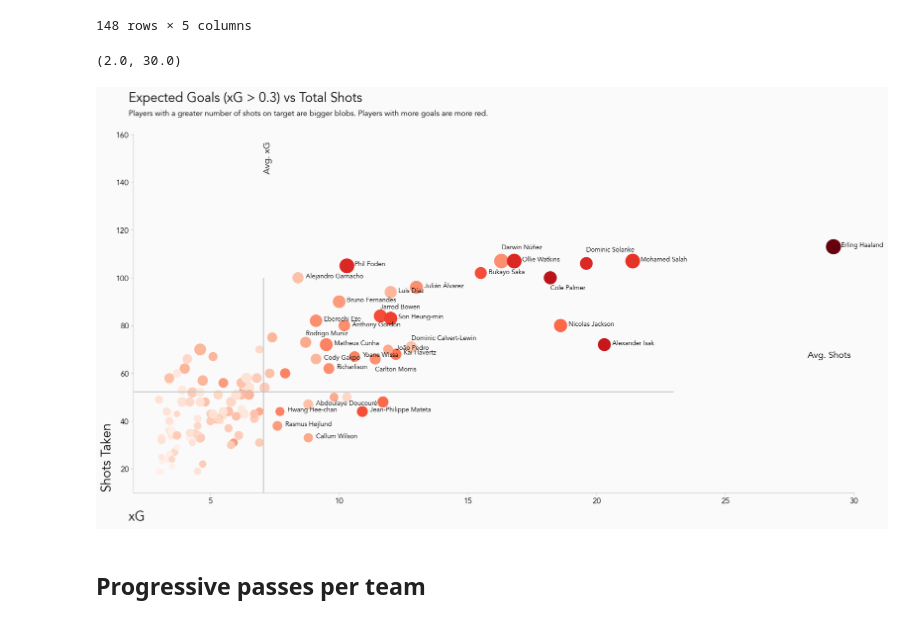
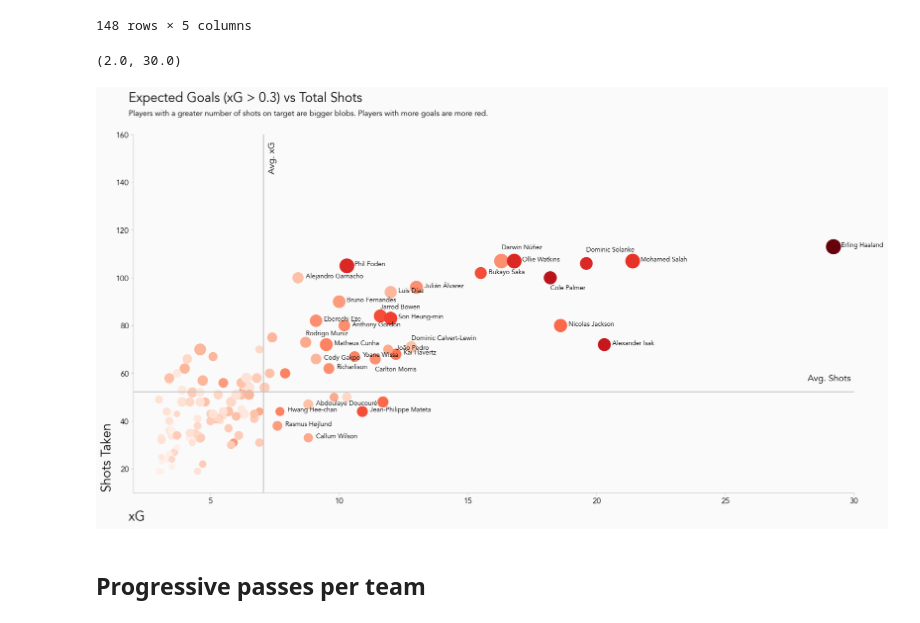
Before and after one commit to jamesdidathing/football_analysis, a Jupyter notebook: projects/prem_2023_analysis.ipynb, the cells around one changed output. Drawn from its saved outputs; the diff is of its cells as text; code cells hidden in the pictures.

```diff
--- a/projects/prem_2023_analysis.ipynb
+++ b/projects/prem_2023_analysis.ipynb
@@ -255,38 +255,38 @@ for i, txt in enumerate(labels):
     else:
         pass
 
 # Change plot spines
 ax.spines['right'].set_visible(False)
 ax.spines['top'].set_visible(False)
 ax.spines['left'].set_color('#ccc8c8')
 ax.spines['bottom'].set_color('#ccc8c8')
 
 # Change ticks
 plt.tick_params(axis='x', labelsize=12, color='#ccc8c8')
 plt.tick_params(axis='y', labelsize=12, color='#ccc8c8')
 
 # Add average lines
-plt.hlines(y.mean(), 2, 23, color='#c2c1c0')
-plt.vlines(x.mean(), 10,100, color='#c2c1c0')
+plt.hlines(y.mean(), 2, 30, color='#c2c1c0')
+plt.vlines(x.mean(), 10,160, color='#c2c1c0')
 
 ## Avg line titles
-fig.text(.85,.4,'Avg. Shots', size=14, color='black')
-fig.text(.265,.8,'Avg. xG', size=14, color='black',rotation=90)
+fig.text(.85,.35,'Avg. Shots', size=14, color='black')
+fig.text(.27,.8,'Avg. xG', size=14, color='black',rotation=90)
 
 ## Title & comment
 fig.text(.12,.95,'Expected Goals (xG > 0.3) vs Total Shots',size=20)
 fig.text(.12,.92,'Players with a greater number of shots on target are bigger blobs. Players with more goals are more red.', size=12)
 
 ## Avg line explanation
 fig.text(.09,.12,'Shots Taken', size=20, color='black',rotation=90)
 fig.text(.12,0.05,'xG', size=20, color='black')
 
 fig.set_size_inches(20,10)
 ax.set_ylim(10, 160)
 ax.set_xlim(2, 30)
 # %% [output]
 (2.0, 30.0)
-[figure, old version]
+[figure, new version]
 # %% [markdown]
 ## Progressive passes per team
 # %%
```
Also changed, not shown: parts of 1 cell of this notebook.
